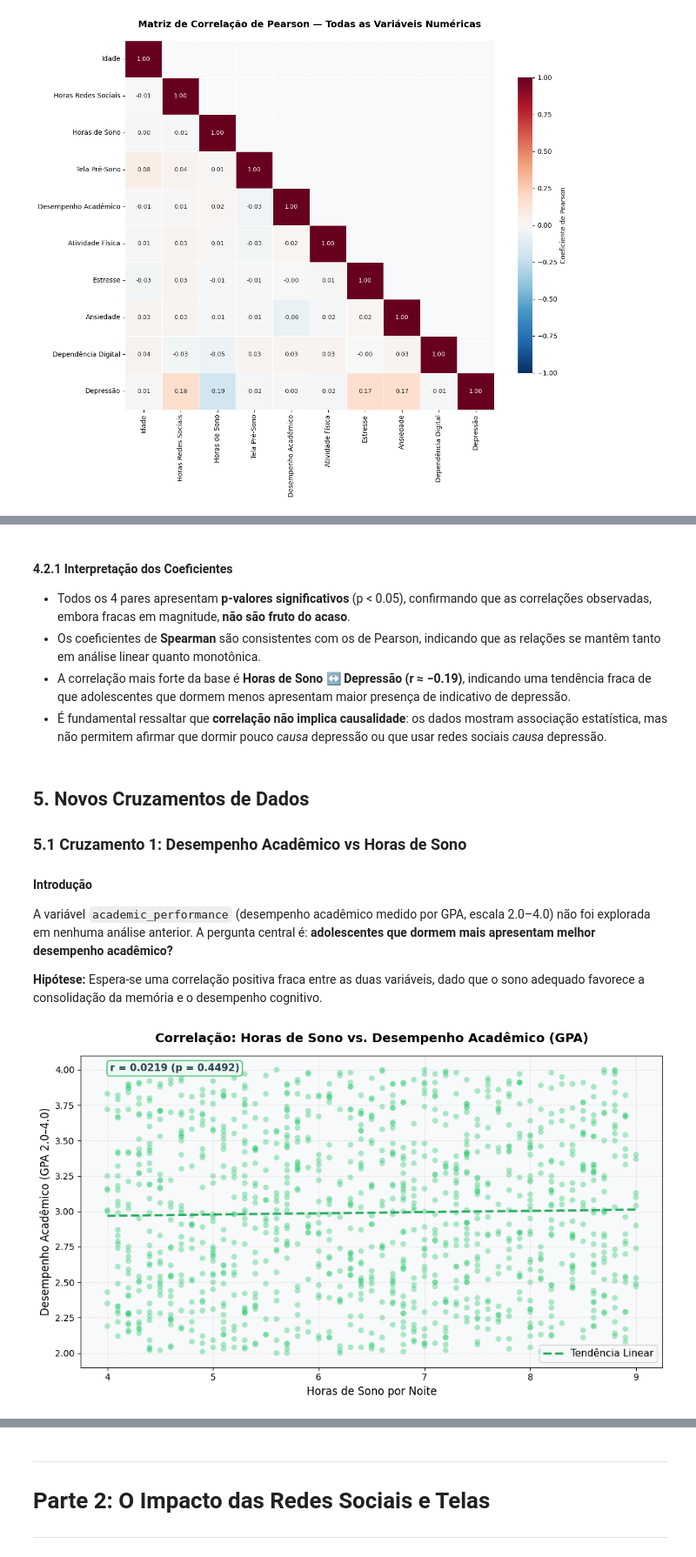
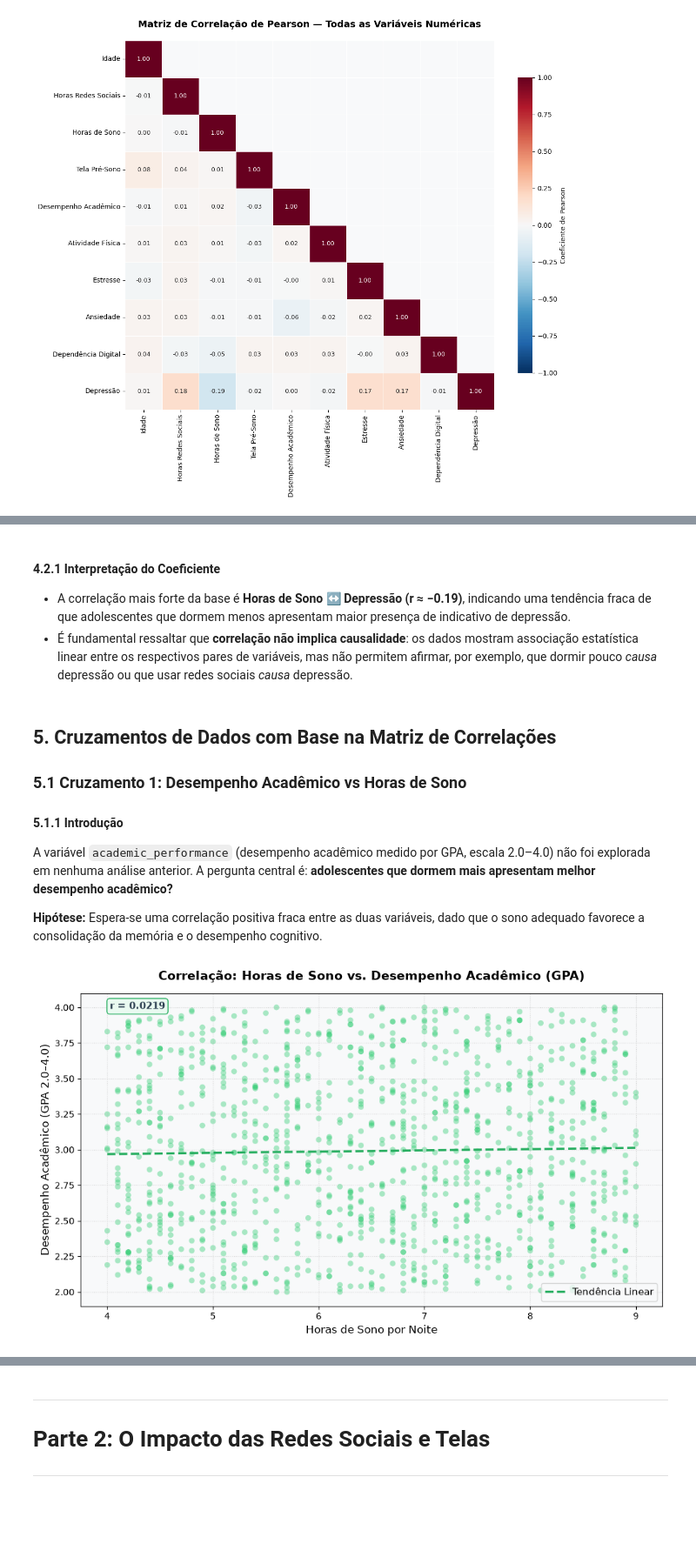
Before and after one commit to FelipeNoglidi/Estatistica_Analise_Estrutural_Saude_Mental, a Jupyter notebook: Trabalho_Estatistica.ipynb, the cells around one changed output, grey strips where cells are left out. Shown at 87% size. Saved outputs shown, nothing was run; the diff lists cells and outputs as text; code cells hidden in the pictures; blank space fills up the shorter version.

```diff
--- a/Trabalho_Estatistica.ipynb
+++ b/Trabalho_Estatistica.ipynb
@@ -487,45 +543,43 @@ display(tabela_corr)
 # %% [markdown]
-#### 4.2.1 Interpretação dos Coeficientes
-* Todos os 4 pares apresentam **p-valores significativos** (p < 0.05), confirmando que as correlações observadas, embora fracas em magnitude, **não são fruto do acaso**.
-* Os coeficientes de **Spearman** são consistentes com os de Pearson, indicando que as relações se mantêm tanto em análise linear quanto monotônica.
+#### 4.2.1 Interpretação do Coeficiente
 * A correlação mais forte da base é **Horas de Sono ↔ Depressão (r ≈ −0.19)**, indicando uma tendência fraca de que adolescentes que dormem menos apresentam maior presença de indicativo de depressão.
-* É fundamental ressaltar que **correlação não implica causalidade**: os dados mostram associação estatística, mas não permitem afirmar que dormir pouco *causa* depressão ou que usar redes sociais *causa* depressão.
+* É fundamental ressaltar que **correlação não implica causalidade**: os dados mostram associação estatística linear entre os respectivos pares de variáveis, mas não permitem afirmar, por exemplo, que dormir pouco *causa* depressão ou que usar redes sociais *causa* depressão.
 # %% [markdown]
-## 5. Novos Cruzamentos de Dados
+## 5. Cruzamentos de Dados com Base na Matriz de Correlações
 
 ### 5.1 Cruzamento 1: Desempenho Acadêmico vs Horas de Sono
 
-#### Introdução
+#### 5.1.1 Introdução
 A variável `academic_performance` (desempenho acadêmico medido por GPA, escala 2.0–4.0) não foi explorada em nenhuma análise anterior. A pergunta central é: **adolescentes que dormem mais apresentam melhor desempenho acadêmico?**
 
 **Hipótese:** Espera-se uma correlação positiva fraca entre as duas variáveis, dado que o sono adequado favorece a consolidação da memória e o desempenho cognitivo.
 # %%
 fig, ax = plt.subplots(figsize=(10, 6))
 
 ax.scatter(df['sleep_hours'], df['academic_performance'],
            color='#2ecc71', alpha=0.4, s=40, edgecolors='none')
 
 # Linha de regressão
 z = np.polyfit(df['sleep_hours'], df['academic_performance'], 1)
 p = np.poly1d(z)
 x_line = np.linspace(df['sleep_hours'].min(), df['sleep_hours'].max(), 100)
 ax.plot(x_line, p(x_line), color='#27ae60', linewidth=2.5, linestyle='--', label='Tendência Linear')
 
 # Coeficiente de correlação
 r, p_val = stats.pearsonr(df['sleep_hours'], df['academic_performance'])
-ax.annotate(f'r = {r:.4f} (p = {p_val:.4f})',
+ax.annotate(f'r = {r:.4f}',
             xy=(0.05, 0.95), xycoords='axes fraction',
             fontsize=11, fontweight='bold', color='#2c3e50',
             bbox=dict(boxstyle='round,pad=0.3', facecolor='#eafaf1', edgecolor='#27ae60'))
 
 ax.set_title('Correlação: Horas de Sono vs. Desempenho Acadêmico (GPA)', fontsize=14, fontweight='bold', pad=15)
 ax.set_xlabel('Horas de Sono por Noite', fontsize=12)
 ax.set_ylabel('Desempenho Acadêmico (GPA 2.0–4.0)', fontsize=12)
 ax.legend(fontsize=11)
 ax.grid(True, linestyle=':', alpha=0.5)
 
 plt.tight_layout()
 plt.show()
 # %% [output]
-[figure, old version]
+[figure, new version]
 # %% [markdown]
```
Also changed, not shown: parts of 20 cells of this notebook.
